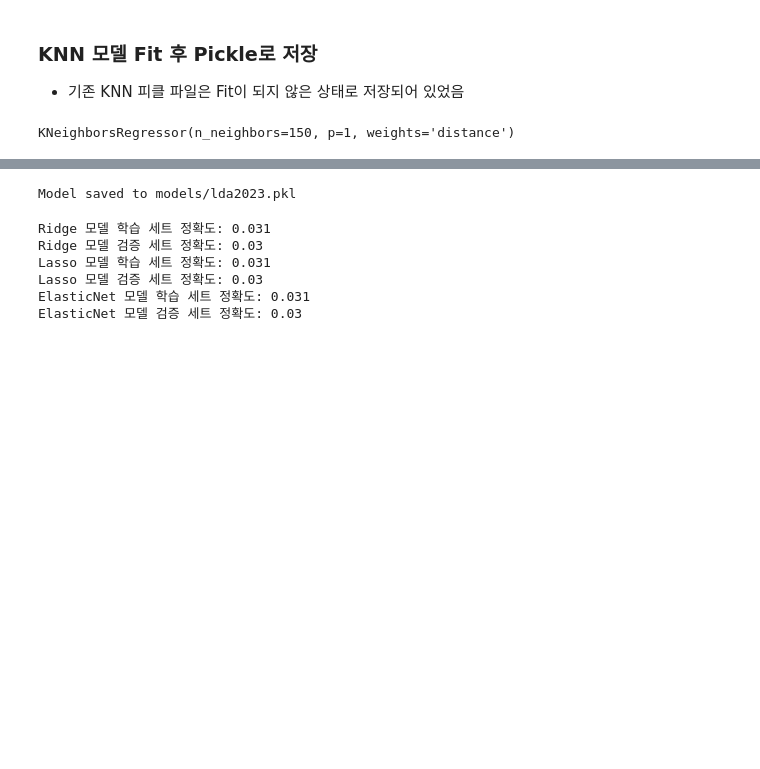
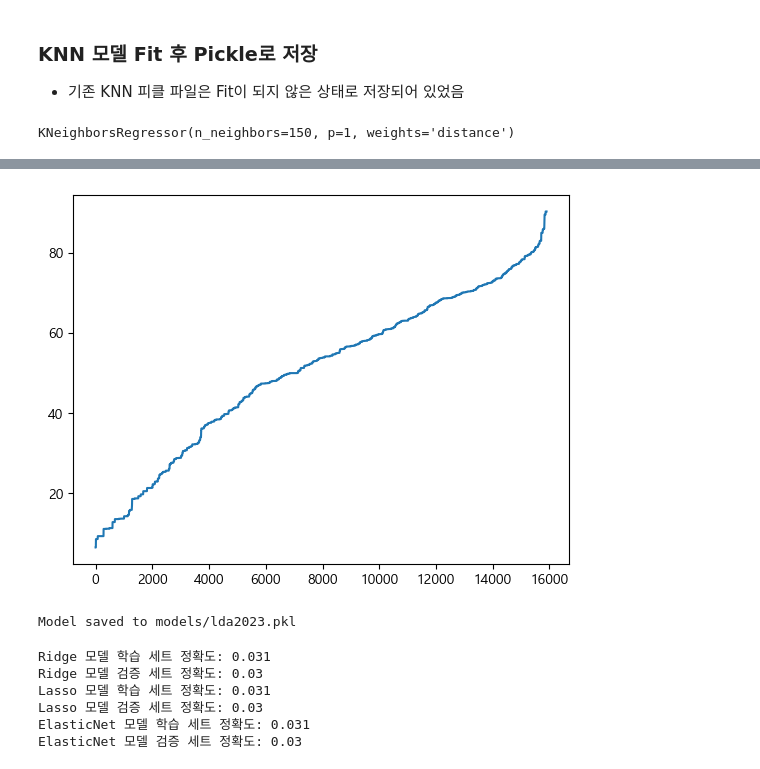
Before and after one commit to CG05/BillboardAnalitics, a Jupyter notebook: modelingdy2023.ipynb, the cells around one changed output, grey strips where cells are left out. Drawn from its saved outputs; the diff is of its cells as text; code cells hidden in the pictures; blank space fills up the shorter version.

```diff
--- a/modelingdy2023.ipynb
+++ b/modelingdy2023.ipynb
@@ -309,0 +377,2 @@ KNeighborsRegressor(n_neighbors=150, p=1, weights='distance')
+# %%
+y_predicted.sort()
@@ -310,3 +399,8 @@ KNeighborsRegressor(n_neighbors=150, p=1, weights='distance')
+# %%
+plt.plot(np.sort(y_predicted, axis=0))
+plt.show()
+# %% [output]
+[figure, added]
 # %%
 # 모델 저장
 import pickle
```
Also changed, not shown: parts of 14 cells of this notebook, 2 other files.
